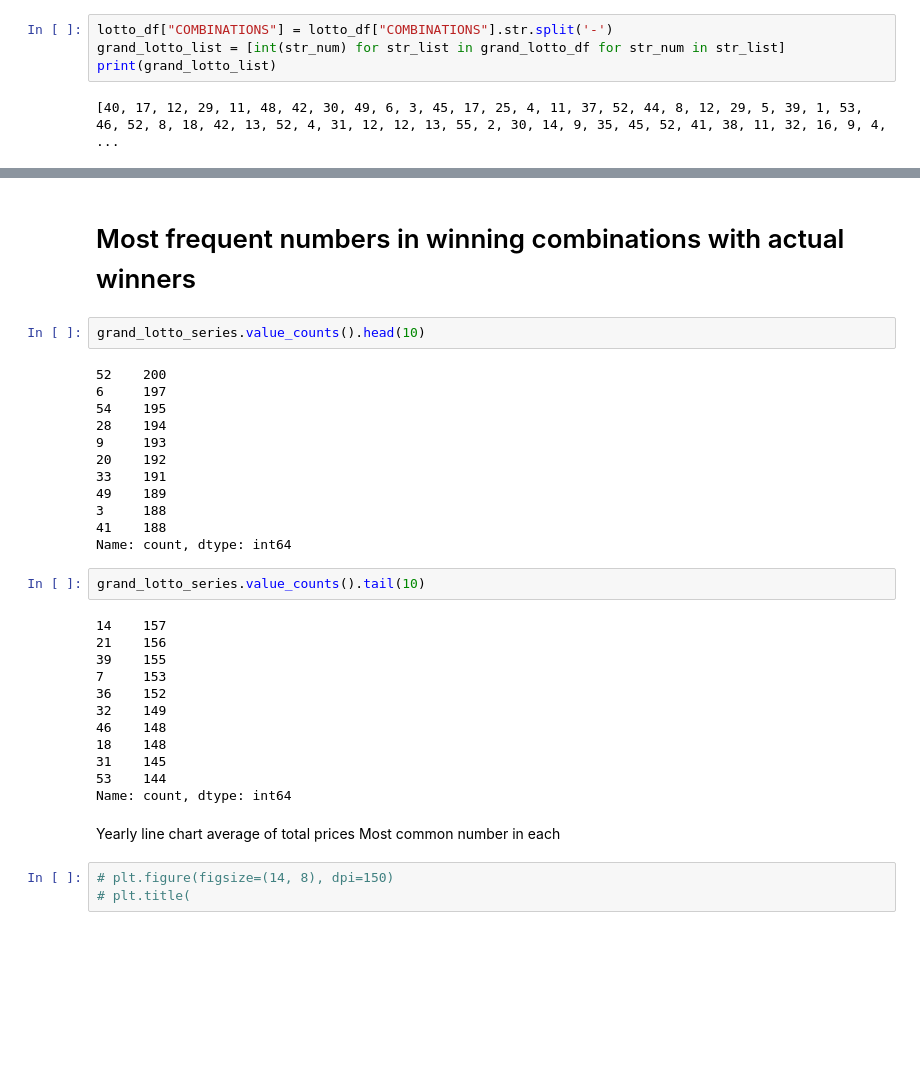
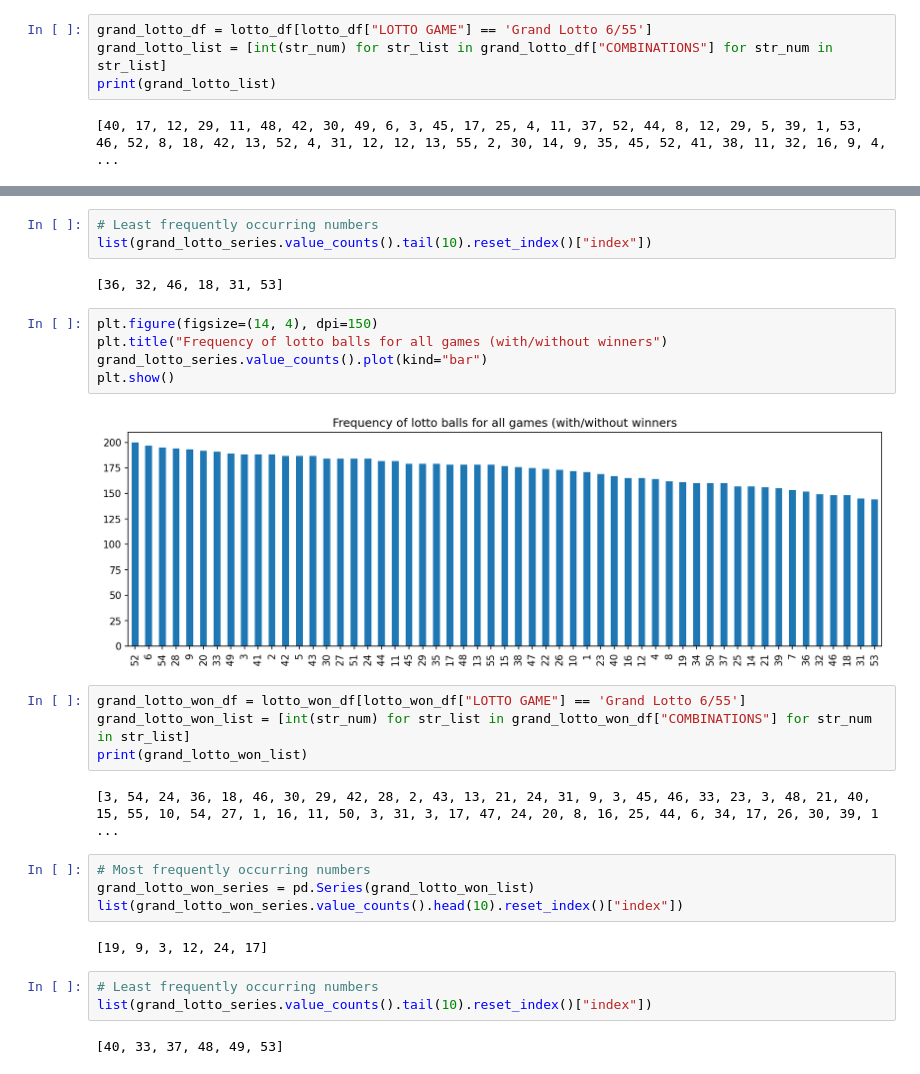
Before and after one commit to digitalenggph/Udemy-Collections, a Jupyter notebook: 100 Days of Code - The Complete Python Pro Bootcamp/day-99/Lotto_Data_Analysis.ipynb, the cells around one changed output, grey strips where cells are left out. Cells and saved outputs as stored; diff of their text form; blank space fills up the shorter version.

```diff
--- a/100 Days of Code - The Complete Python Pro Bootcamp/day-99/Lotto_Data_Analysis.ipynb
+++ b/100 Days of Code - The Complete Python Pro Bootcamp/day-99/Lotto_Data_Analysis.ipynb
@@ -102,6 +150,6 @@ Column WINNERS type:  int64
 # %%
-lotto_df["COMBINATIONS"] = lotto_df["COMBINATIONS"].str.split('-')
-grand_lotto_list = [int(str_num) for str_list in grand_lotto_df for str_num in str_list]
+grand_lotto_df = lotto_df[lotto_df["LOTTO GAME"] == 'Grand Lotto 6/55']
+grand_lotto_list = [int(str_num) for str_list in grand_lotto_df["COMBINATIONS"] for str_num in str_list]
 print(grand_lotto_list)
 # %% [output]
 [40, 17, 12, 29, 11, 48, 42, 30, 49, 6, 3, 45, 17, 25, 4, 11, 37, 52, 44, 8, 12, 29, 5, 39, 1, 53, 46, 52, 8, 18, 42, 13, 52, 4, 31, 12, 12, 13, 55, 2, 30, 14, 9, 35, 45, 52, 41, 38, 11, 32, 16, 9, 4, ...
@@ -153,36 +162,29 @@ number_of_winners
-# %% [markdown]
-# Most frequent numbers in winning combinations with actual winners
 # %%
-grand_lotto_series.value_counts().head(10)
+# Least frequently occurring numbers
+list(grand_lotto_series.value_counts().tail(10).reset_index()["index"])
 # %% [output]
-52    200
-6     197
-54    195
-28    194
-9     193
-20    192
-33    191
-49    189
-3     188
-41    188
-Name: count, dtype: int64
+[36, 32, 46, 18, 31, 53]
-# %%
-grand_lotto_series.value_counts().tail(10)
-# %% [output]
-14    157
-21    156
-39    155
-7     153
-36    152
-32    149
-46    148
-18    148
-31    145
-53    144
-Name: count, dtype: int64
-# %% [markdown]
-Yearly line chart average of total prices
-Most common number in each
 # %%
-# plt.figure(figsize=(14, 8), dpi=150)
-# plt.title(
+plt.figure(figsize=(14, 4), dpi=150)
+plt.title("Frequency of lotto balls for all games (with/without winners")
+grand_lotto_series.value_counts().plot(kind="bar")
+plt.show()
+# %% [output]
+[figure, added]
+# %%
+grand_lotto_won_df = lotto_won_df[lotto_won_df["LOTTO GAME"] == 'Grand Lotto 6/55']
+grand_lotto_won_list = [int(str_num) for str_list in grand_lotto_won_df["COMBINATIONS"] for str_num in str_list]
+print(grand_lotto_won_list)
+# %% [output]
+[3, 54, 24, 36, 18, 46, 30, 29, 42, 28, 2, 43, 13, 21, 24, 31, 9, 3, 45, 46, 33, 23, 3, 48, 21, 40, 15, 55, 10, 54, 27, 1, 16, 11, 50, 3, 31, 3, 17, 47, 24, 20, 8, 16, 25, 44, 6, 34, 17, 26, 30, 39, 1 ...
+# %%
+# Most frequently occurring numbers
+grand_lotto_won_series = pd.Series(grand_lotto_won_list)
+list(grand_lotto_won_series.value_counts().head(10).reset_index()["index"])
+# %% [output]
+[19, 9, 3, 12, 24, 17]
+# %%
+# Least frequently occurring numbers
+list(grand_lotto_series.value_counts().tail(10).reset_index()["index"])
+# %% [output]
+[40, 33, 37, 48, 49, 53]
```
Also changed, not shown: parts of 13 cells of this notebook.
